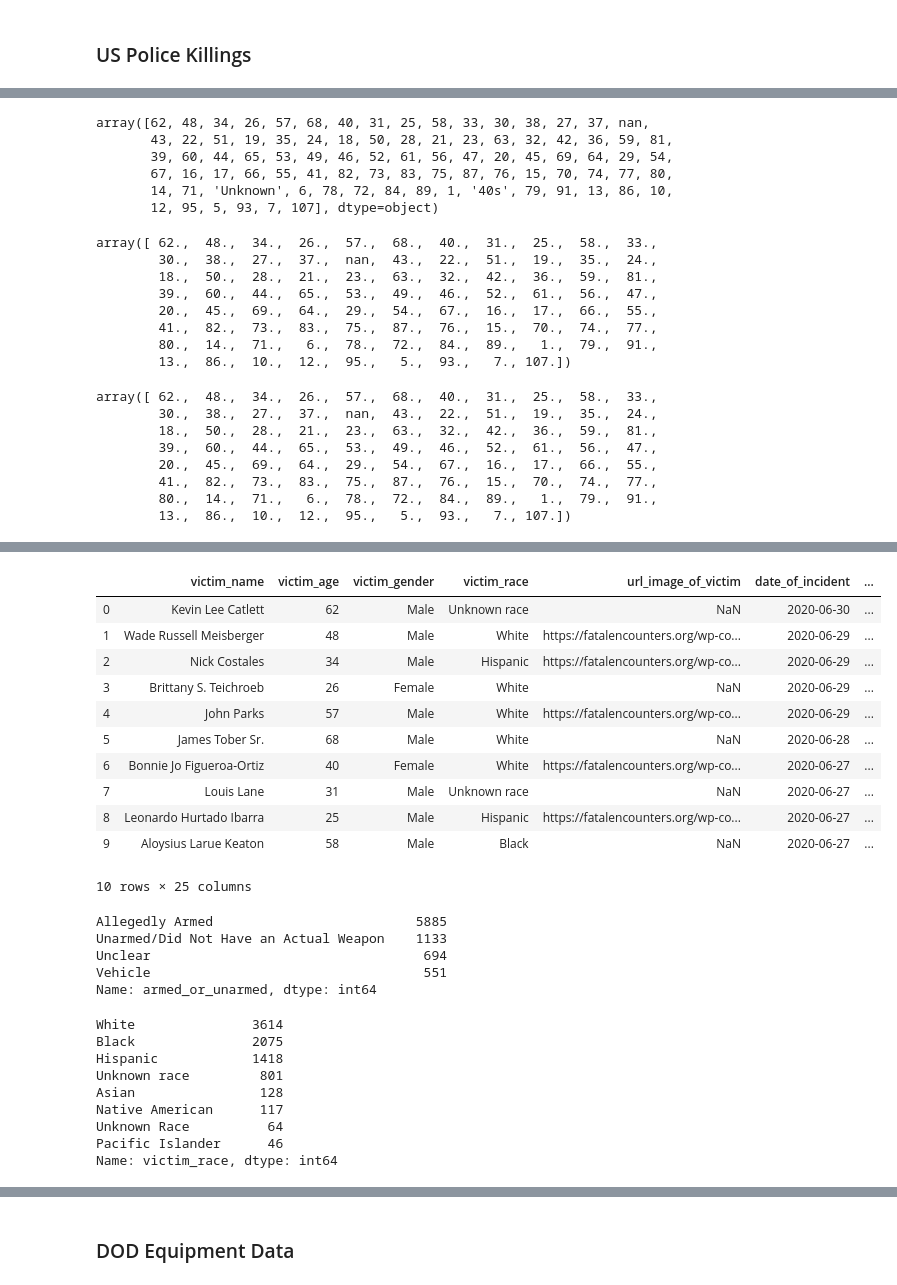
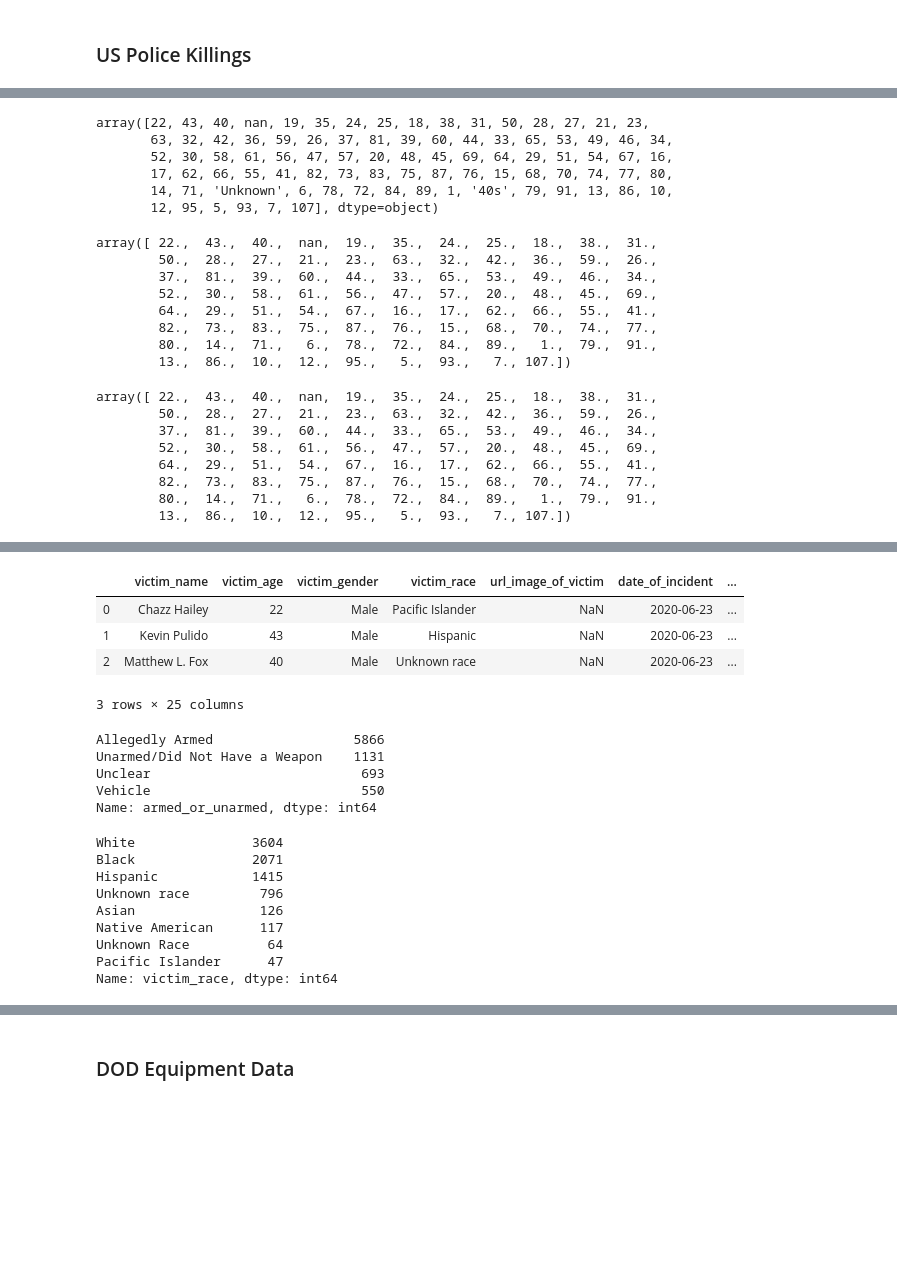
Before and after one commit to JordonNes/Project-2-US-Police-Killings, a Jupyter notebook: DoDGraphs.ipynb, the cells around one changed output, grey strips where cells are left out. Cells and saved outputs as stored; diff of their text form; code cells hidden in the pictures; blank space fills up the shorter version.

```diff
--- a/DoDGraphs.ipynb
+++ b/DoDGraphs.ipynb
@@ -7,7 +7,7 @@ import numpy as np
 # %%
 #Extracts the first sheet "2013-2020 Police Killings" from the xls spreadsheet
 
-data_file = "data/MPVDatasetDownload.xlsx"
+data_file = "static/data/OverallPoliceKillingData.xlsx"
 police_data_df = pd.read_excel(data_file, sheet_name="2013-2020 Police Killings")
 police_data_df.head()
 # %% [output]
@@ -130,10 +104,10 @@ police_df_cleaned.head(10)
 ##Get unique values for victim_age.  To understand what values are being captured
 police_df_cleaned.victim_age.unique()
 # %% [output]
-array([62, 48, 34, 26, 57, 68, 40, 31, 25, 58, 33, 30, 38, 27, 37, nan,
-       43, 22, 51, 19, 35, 24, 18, 50, 28, 21, 23, 63, 32, 42, 36, 59, 81,
-       39, 60, 44, 65, 53, 49, 46, 52, 61, 56, 47, 20, 45, 69, 64, 29, 54,
-       67, 16, 17, 66, 55, 41, 82, 73, 83, 75, 87, 76, 15, 70, 74, 77, 80,
+array([22, 43, 40, nan, 19, 35, 24, 25, 18, 38, 31, 50, 28, 27, 21, 23,
+       63, 32, 42, 36, 59, 26, 37, 81, 39, 60, 44, 33, 65, 53, 49, 46, 34,
+       52, 30, 58, 61, 56, 47, 57, 20, 48, 45, 69, 64, 29, 51, 54, 67, 16,
+       17, 62, 66, 55, 41, 82, 73, 83, 75, 87, 76, 15, 68, 70, 74, 77, 80,
        14, 71, 'Unknown', 6, 78, 72, 84, 89, 1, '40s', 79, 91, 13, 86, 10,
        12, 95, 5, 93, 7, 107], dtype=object)
 # %%
@@ -141,23 +115,23 @@ array([62, 48, 34, 26, 57, 68, 40, 31, 25, 58, 33, 30, 38, 27, 37, nan,
 police_df_cleaned['victim_age'].replace(['Unknown','40s'],[np.nan,np.nan],inplace=True)
 police_df_cleaned.victim_age.unique()
 # %% [output]
-array([ 62.,  48.,  34.,  26.,  57.,  68.,  40.,  31.,  25.,  58.,  33.,
-        30.,  38.,  27.,  37.,  nan,  43.,  22.,  51.,  19.,  35.,  24.,
-        18.,  50.,  28.,  21.,  23.,  63.,  32.,  42.,  36.,  59.,  81.,
-        39.,  60.,  44.,  65.,  53.,  49.,  46.,  52.,  61.,  56.,  47.,
-        20.,  45.,  69.,  64.,  29.,  54.,  67.,  16.,  17.,  66.,  55.,
-        41.,  82.,  73.,  83.,  75.,  87.,  76.,  15.,  70.,  74.,  77.,
+array([ 22.,  43.,  40.,  nan,  19.,  35.,  24.,  25.,  18.,  38.,  31.,
+        50.,  28.,  27.,  21.,  23.,  63.,  32.,  42.,  36.,  59.,  26.,
+        37.,  81.,  39.,  60.,  44.,  33.,  65.,  53.,  49.,  46.,  34.,
+        52.,  30.,  58.,  61.,  56.,  47.,  57.,  20.,  48.,  45.,  69.,
+        64.,  29.,  51.,  54.,  67.,  16.,  17.,  62.,  66.,  55.,  41.,
+        82.,  73.,  83.,  75.,  87.,  76.,  15.,  68.,  70.,  74.,  77.,
         80.,  14.,  71.,   6.,  78.,  72.,  84.,  89.,   1.,  79.,  91.,
         13.,  86.,  10.,  12.,  95.,   5.,  93.,   7., 107.])
 # %%
 police_df_cleaned.victim_age.unique()
 # %% [output]
-array([ 62.,  48.,  34.,  26.,  57.,  68.,  40.,  31.,  25.,  58.,  33.,
-        30.,  38.,  27.,  37.,  nan,  43.,  22.,  51.,  19.,  35.,  24.,
-        18.,  50.,  28.,  21.,  23.,  63.,  32.,  42.,  36.,  59.,  81.,
-        39.,  60.,  44.,  65.,  53.,  49.,  46.,  52.,  61.,  56.,  47.,
-        20.,  45.,  69.,  64.,  29.,  54.,  67.,  16.,  17.,  66.,  55.,
-        41.,  82.,  73.,  83.,  75.,  87.,  76.,  15.,  70.,  74.,  77.,
+array([ 22.,  43.,  40.,  nan,  19.,  35.,  24.,  25.,  18.,  38.,  31.,
+        50.,  28.,  27.,  21.,  23.,  63.,  32.,  42.,  36.,  59.,  26.,
+        37.,  81.,  39.,  60.,  44.,  33.,  65.,  53.,  49.,  46.,  34.,
+        52.,  30.,  58.,  61.,  56.,  47.,  57.,  20.,  48.,  45.,  69.,
+        64.,  29.,  51.,  54.,  67.,  16.,  17.,  62.,  66.,  55.,  41.,
+        82.,  73.,  83.,  75.,  87.,  76.,  15.,  68.,  70.,  74.,  77.,
         80.,  14.,  71.,   6.,  78.,  72.,  84.,  89.,   1.,  79.,  91.,
         13.,  86.,  10.,  12.,  95.,   5.,  93.,   7., 107.])
 # %%
@@ -182,42 +156,35 @@ off_duty_killing                            object
 suburban_rural_classification               object
 dtype: object
 # %%
-police_df_cleaned.head(10)
+police_df_cleaned.head(3)
 # %% [output]
 |  | victim_name | victim_age | victim_gender | victim_race | url_image_of_victim | date_of_incident | ... |
-| 0 | Kevin Lee Catlett | 62 | Male | Unknown race | NaN | 2020-06-30 | ... |
-| 1 | Wade Russell Meisberger | 48 | Male | White | https://fatalencounters.org/wp-co... | 2020-06-29 | ... |
-| 2 | Nick Costales | 34 | Male | Hispanic | https://fatalencounters.org/wp-co... | 2020-06-29 | ... |
-| 3 | Brittany S. Teichroeb | 26 | Female | White | NaN | 2020-06-29 | ... |
-| 4 | John Parks | 57 | Male | White | https://fatalencounters.org/wp-co... | 2020-06-29 | ... |
-| 5 | James Tober Sr. | 68 | Male | White | NaN | 2020-06-28 | ... |
-| 6 | Bonnie Jo Figueroa-Ortiz | 40 | Female | White | https://fatalencounters.org/wp-co... | 2020-06-27 | ... |
-| 7 | Louis Lane | 31 | Male | Unknown race | NaN | 2020-06-27 | ... |
-| 8 | Leonardo Hurtado Ibarra | 25 | Male | Hispanic | https://fatalencounters.org/wp-co... | 2020-06-27 | ... |
-| 9 | Aloysius Larue Keaton | 58 | Male | Black | NaN | 2020-06-27 | ... |
+| 0 | Chazz Hailey | 22 | Male | Pacific Islander | NaN | 2020-06-23 | ... |
+| 1 | Kevin Pulido | 43 | Male | Hispanic | NaN | 2020-06-23 | ... |
+| 2 | Matthew L. Fox | 40 | Male | Unknown race | NaN | 2020-06-23 | ... |
-10 rows × 25 columns
+3 rows × 25 columns
 # %%
 ##Update index by 1 to be the unique value in the postgressql table
 police_df_cleaned.index = range(1,len(police_df_cleaned)+1)
 # %%
 police_df_cleaned['armed_or_unarmed'].value_counts()
 # %% [output]
-Allegedly Armed                          5885
-Unarmed/Did Not Have an Actual Weapon    1133
-Unclear                                   694
-Vehicle                                   551
+Allegedly Armed                  5866
+Unarmed/Did Not Have a Weapon    1131
+Unclear                           693
+Vehicle                           550
 Name: armed_or_unarmed, dtype: int64
 # %%
 police_df_cleaned['victim_race'].value_counts()
 # %% [output]
-White               3614
-Black               2075
-Hispanic            1418
-Unknown race         801
-Asian                128
+White               3604
+Black               2071
+Hispanic            1415
+Unknown race         796
+Asian                126
 Native American      117
 Unknown Race          64
-Pacific Islander      46
+Pacific Islander      47
 Name: victim_race, dtype: int64
 # %%
 PDC_White = police_df_cleaned.loc[(police_df_cleaned['victim_race']== 'White')]
```
Also changed, not shown: parts of 26 cells of this notebook, 10 other files.
